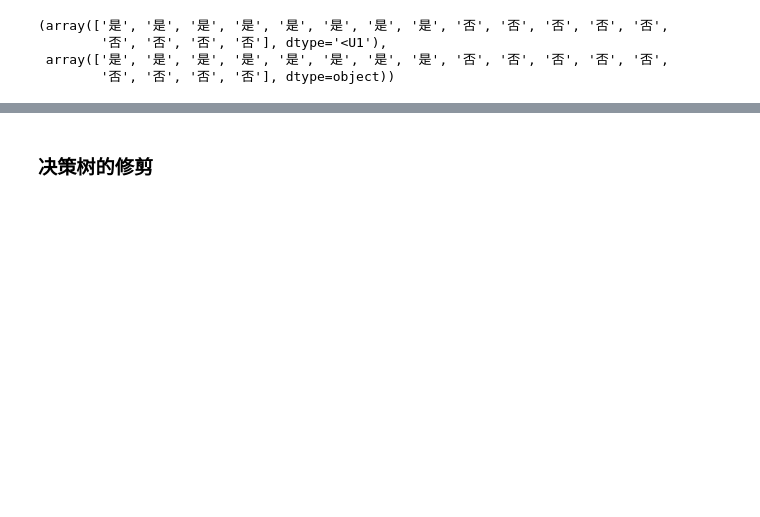
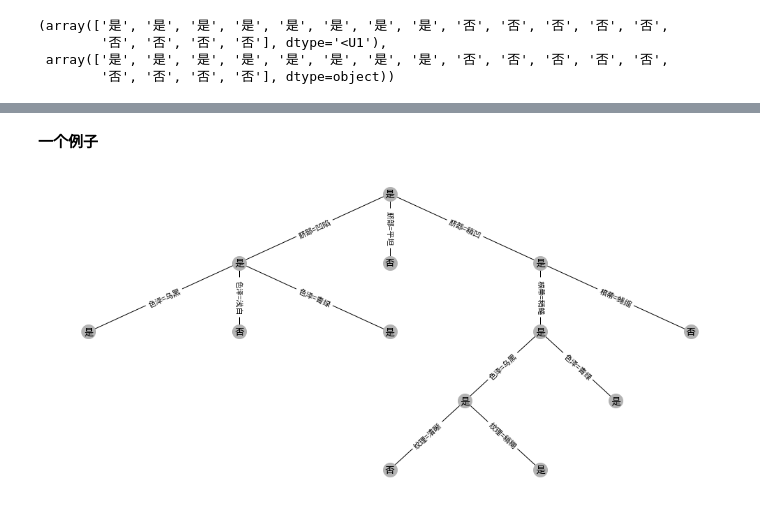
Before and after one commit to szqtc/MyMachineLearningNotes, a Jupyter notebook: 3_Trees.ipynb, the cells around one changed output, grey strips where cells are left out. Drawn from its saved outputs; the diff is of its cells as text; code cells hidden in the pictures; blank space fills up the shorter version.

Commit message:
fix a bug in generate_tree and implement pruning

```diff
--- a/3_Trees.ipynb
+++ b/3_Trees.ipynb
@@ -488,2 +587,14 @@ classify(X, tree1).ravel(), y.ravel()
 # %% [markdown]
-### 决策树的修剪
+**一个例子**
+# %%
+# split datasets into training and validation, 西瓜书 p. 80
+train_index = np.array([1, 2, 3, 6, 7, 10, 14, 15, 16, 17], dtype=int) - 1 # 1-based to 0-based index
+cross_index = np.array([4, 5, 8, 9, 11, 12, 13], dtype=int) - 1
+
+X_train, y_train = X[train_index, :], y[train_index, :]
+X_cross, y_cross = X[cross_index, :], y[cross_index, :]
+# %%
+tree2 = generate_tree(X_train, y_train, scorefunc=gain, seed=3) # the tree matches Fig. 4.5
+fg2 = tree_visualize(tree2, colnames)
+# %% [output]
+[figure, added]
```
Also changed, not shown: parts of 21 cells of this notebook, 1 other file.
